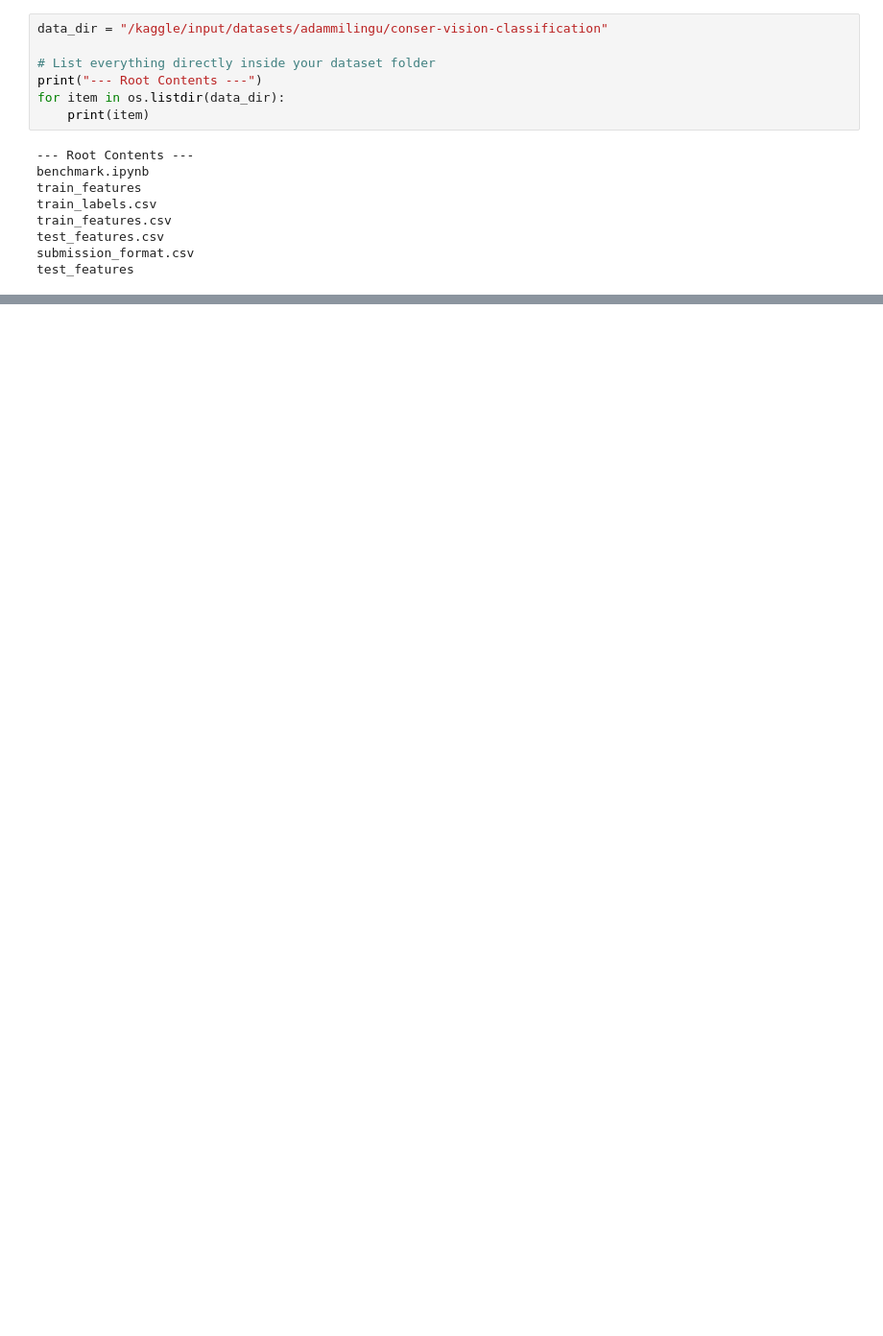
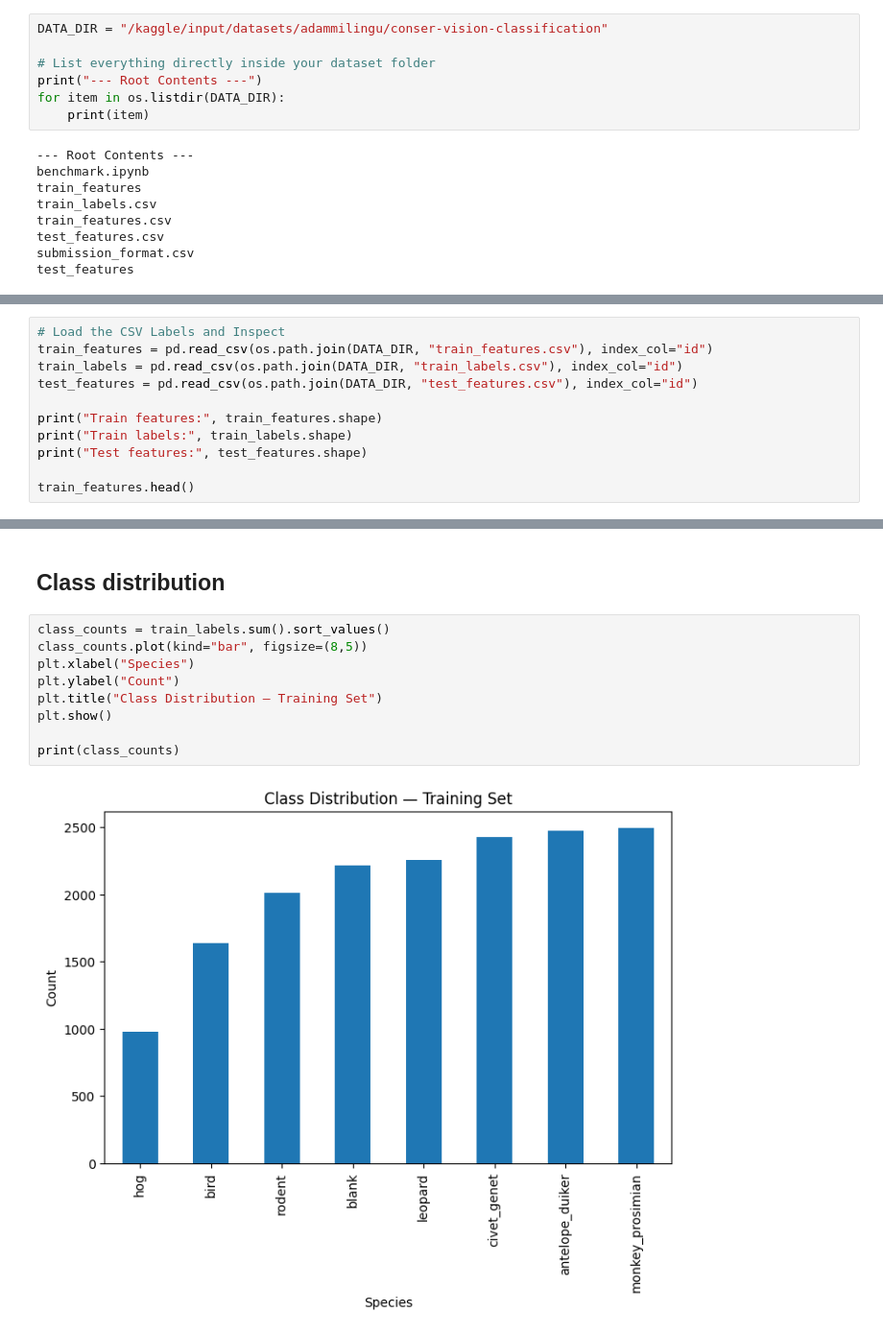
Before and after one commit to amuhammed005/conservision-wildlife-classifier, a Jupyter notebook: conservision-wildlife-classifier.ipynb, the cells around one changed output, grey strips where cells are left out. Shown at 96% size. Drawn from its saved outputs; the diff is of its cells as text; blank space fills up the shorter version.

Commit message:
Kaggle Notebook | Conser-vision Practice Area: Image Classification | Version 2

```diff
--- a/conservision-wildlife-classifier.ipynb
+++ b/conservision-wildlife-classifier.ipynb
@@ -6,9 +58,9 @@ import matplotlib.pyplot as plt
 # %%
-data_dir = "/kaggle/input/datasets/adammilingu/conser-vision-classification"
+DATA_DIR = "/kaggle/input/datasets/adammilingu/conser-vision-classification"
 
 # List everything directly inside your dataset folder
 print("--- Root Contents ---")
-for item in os.listdir(data_dir):
+for item in os.listdir(DATA_DIR):
     print(item)
 # %% [output]
 --- Root Contents ---
@@ -98,0 +74,11 @@ Image Resolution: (960, 540) | Mode: RGB
+# %%
+# Load the CSV Labels and Inspect
+train_features = pd.read_csv(os.path.join(DATA_DIR, "train_features.csv"), index_col="id")
+train_labels = pd.read_csv(os.path.join(DATA_DIR, "train_labels.csv"), index_col="id")
+test_features = pd.read_csv(os.path.join(DATA_DIR, "test_features.csv"), index_col="id")
+
+print("Train features:", train_features.shape)
+print("Train labels:", train_labels.shape)
+print("Test features:", test_features.shape)
+
+train_features.head()
@@ -98,0 +130,13 @@ Image Resolution: (960, 540) | Mode: RGB
+# %% [markdown]
+## Class distribution
+# %%
+class_counts = train_labels.sum().sort_values()
+class_counts.plot(kind="bar", figsize=(8,5))
+plt.xlabel("Species")
+plt.ylabel("Count")
+plt.title("Class Distribution — Training Set")
+plt.show()
+
+print(class_counts)
+# %% [output]
+[figure, added]
```
Also changed, not shown: parts of 22 cells of this notebook.
